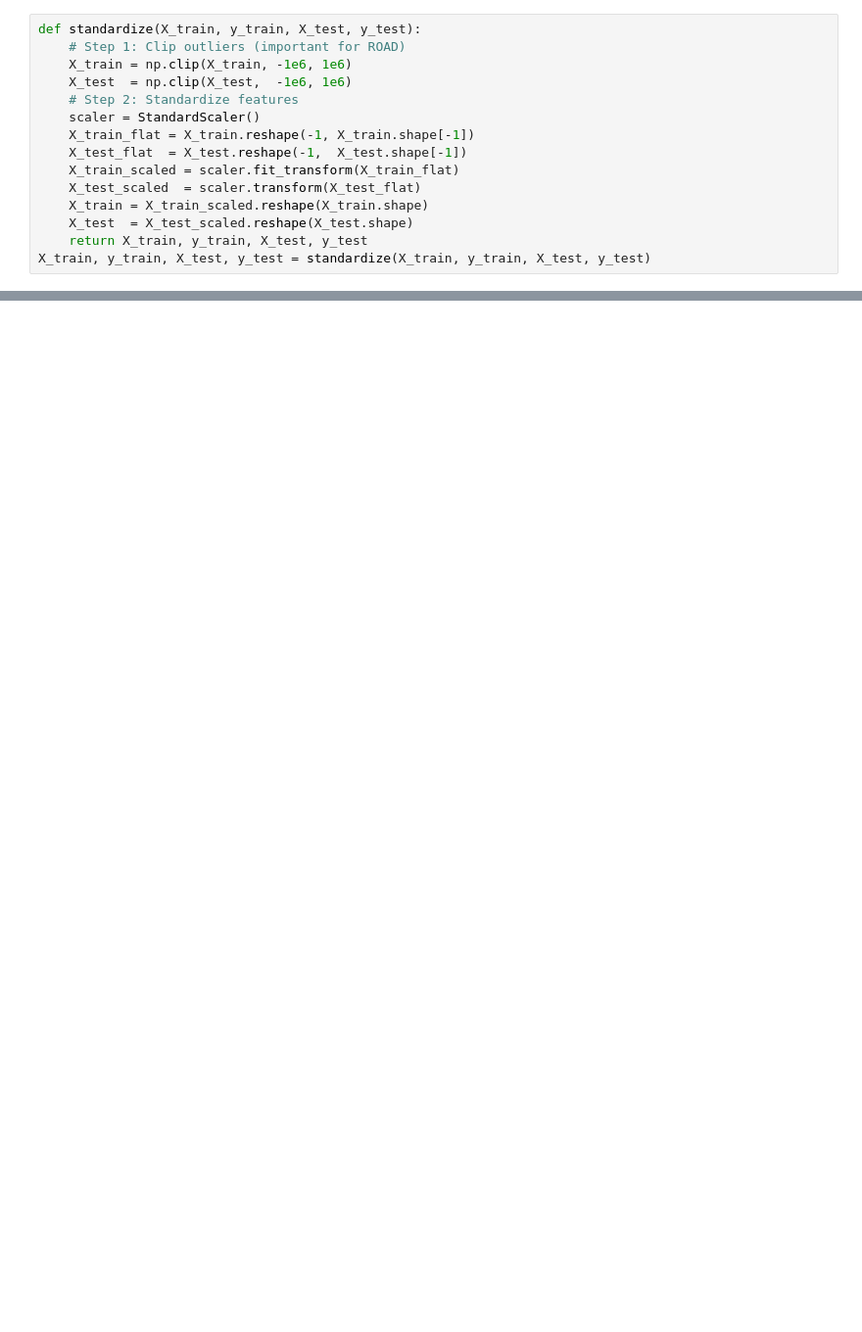
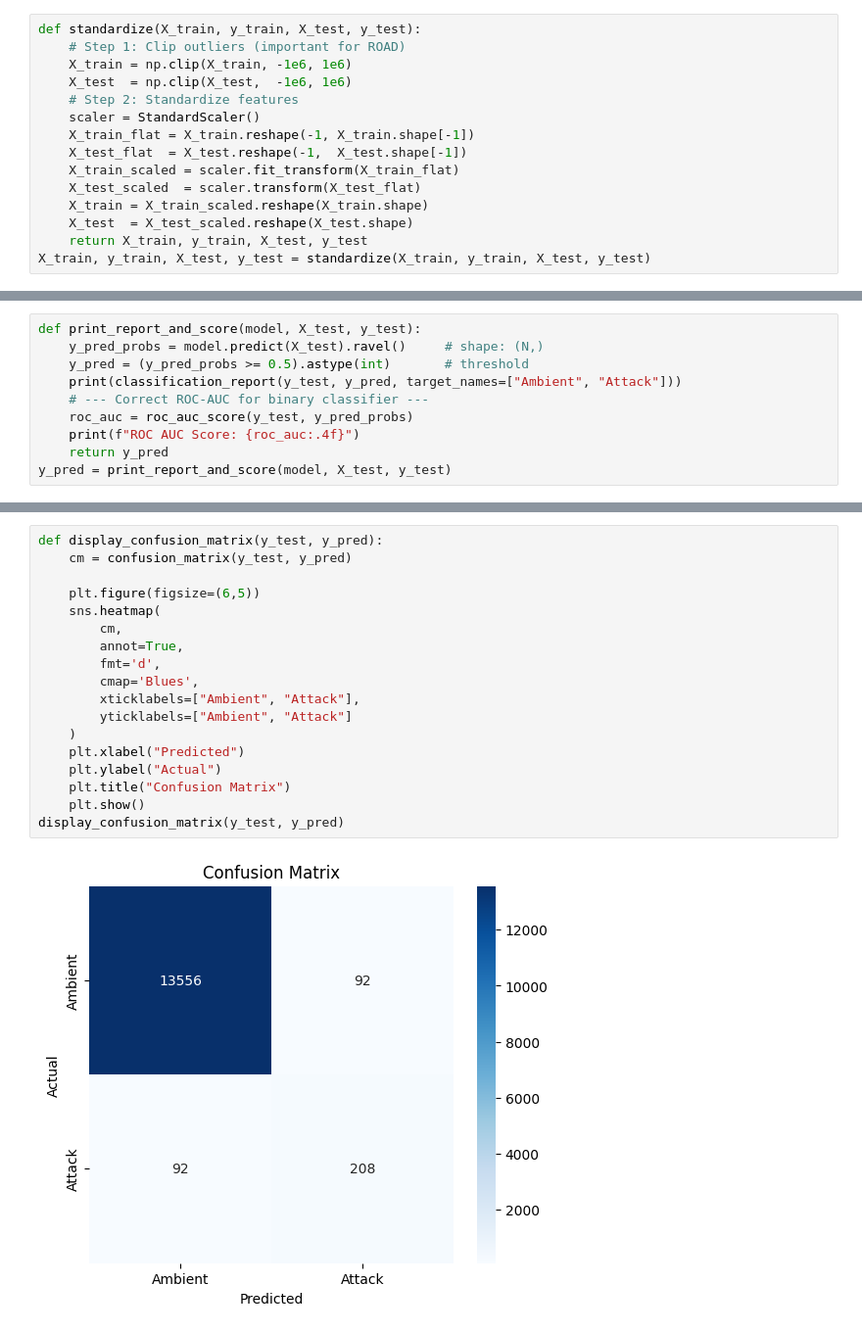
Before and after one commit to CPQE/EmbeddedMLFinalProj, a Jupyter notebook: model_training_ROAD.ipynb, the cells around one changed output, grey strips where cells are left out. Shown at 98% size. Drawn from its saved outputs; the diff is of its cells as text; blank space fills up the shorter version.

```diff
--- a/model_training_ROAD.ipynb
+++ b/model_training_ROAD.ipynb
@@ -92,0 +120,10 @@ print(dict(zip(model.metrics_names, results)))
+# %%
+def print_report_and_score(model, X_test, y_test):
+    y_pred_probs = model.predict(X_test).ravel()     # shape: (N,)
+    y_pred = (y_pred_probs >= 0.5).astype(int)       # threshold
+    print(classification_report(y_test, y_pred, target_names=["Ambient", "Attack"]))
+    # --- Correct ROC-AUC for binary classifier ---
+    roc_auc = roc_auc_score(y_test, y_pred_probs)
+    print(f"ROC AUC Score: {roc_auc:.4f}")
+    return y_pred
+y_pred = print_report_and_score(model, X_test, y_test)
@@ -92,0 +142,20 @@ print(dict(zip(model.metrics_names, results)))
+# %%
+def display_confusion_matrix(y_test, y_pred):
+    cm = confusion_matrix(y_test, y_pred)
+
+    plt.figure(figsize=(6,5))
+    sns.heatmap(
+        cm,
+        annot=True,
+        fmt='d',
+        cmap='Blues',
+        xticklabels=["Ambient", "Attack"],
+        yticklabels=["Ambient", "Attack"]
+    )
+    plt.xlabel("Predicted")
+    plt.ylabel("Actual")
+    plt.title("Confusion Matrix")
+    plt.show()
+display_confusion_matrix(y_test, y_pred)
+# %% [output]
+[figure, added]
```
Also changed, not shown: parts of 9 cells of this notebook, 4 other files.
